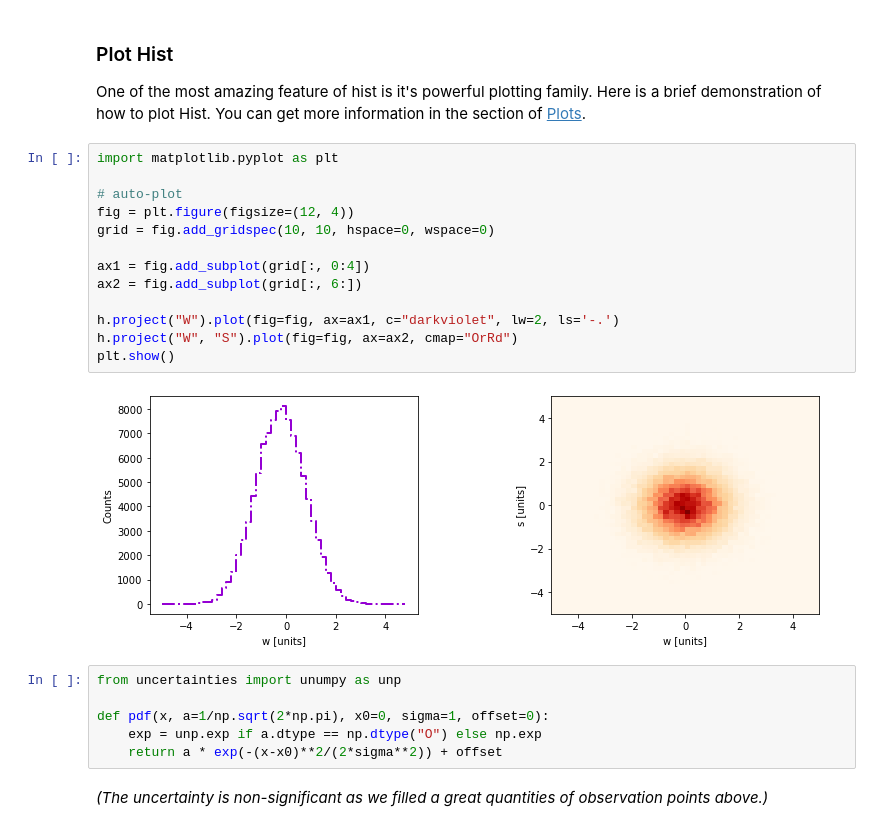
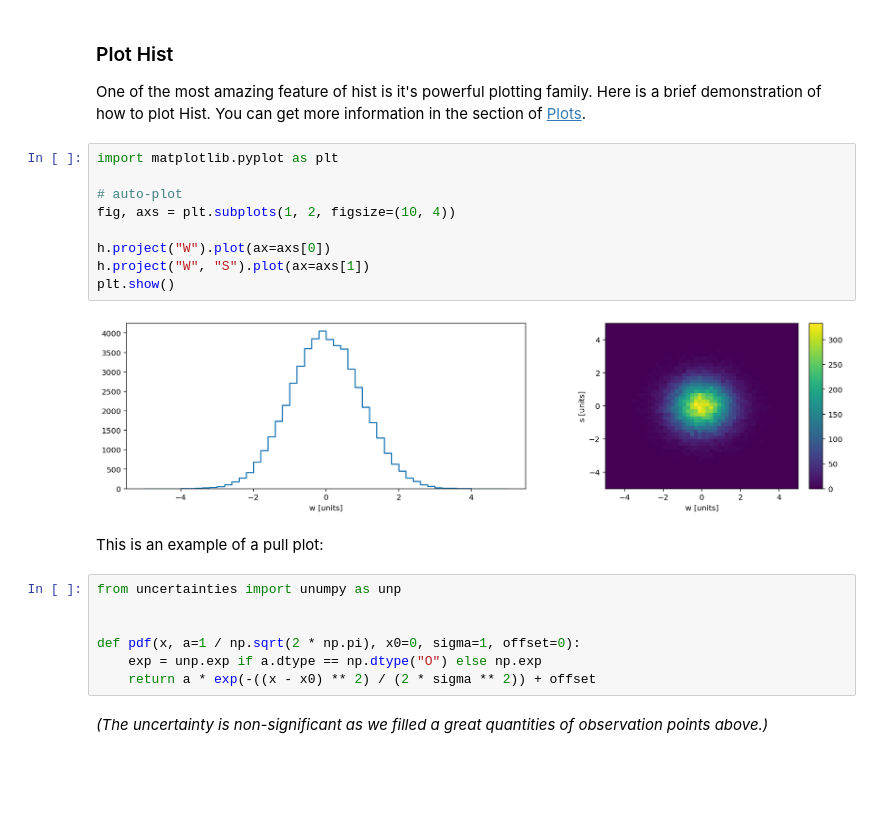
Before and after one commit to scikit-hep/hist, a Jupyter notebook: docs/user-guide/notebooks/Histogram.ipynb, the cells around one changed output. Saved outputs shown, nothing was run; the diff lists cells and outputs as text; blank space fills up the shorter version.

```diff
--- a/docs/user-guide/notebooks/Histogram.ipynb
+++ b/docs/user-guide/notebooks/Histogram.ipynb
@@ -147,23 +148,22 @@ One of the most amazing feature of hist is it's powerful plotting family. Here i
 # %%
 import matplotlib.pyplot as plt
 
 # auto-plot
-fig = plt.figure(figsize=(12, 4))
-grid = fig.add_gridspec(10, 10, hspace=0, wspace=0)
+fig, axs = plt.subplots(1, 2, figsize=(10, 4))
 
-ax1 = fig.add_subplot(grid[:, 0:4])
-ax2 = fig.add_subplot(grid[:, 6:])
-
-h.project("W").plot(fig=fig, ax=ax1, c="darkviolet", lw=2, ls='-.')
-h.project("W", "S").plot(fig=fig, ax=ax2, cmap="OrRd")
+h.project("W").plot(ax=axs[0])
+h.project("W", "S").plot(ax=axs[1])
 plt.show()
 # %% [output]
-[figure, old version]
+[figure, new version]
+# %% [markdown]
+This is an example of a pull plot:
 # %%
 from uncertainties import unumpy as unp
 
-def pdf(x, a=1/np.sqrt(2*np.pi), x0=0, sigma=1, offset=0):
+
+def pdf(x, a=1 / np.sqrt(2 * np.pi), x0=0, sigma=1, offset=0):
     exp = unp.exp if a.dtype == np.dtype("O") else np.exp
-    return a * exp(-(x-x0)**2/(2*sigma**2)) + offset
+    return a * exp(-((x - x0) ** 2) / (2 * sigma ** 2)) + offset
 # %% [markdown]
 *(The uncertainty is non-significant as we filled a great quantities of observation points above.)*
```
Also changed, not shown: parts of 30 cells of this notebook, 15 other files.
